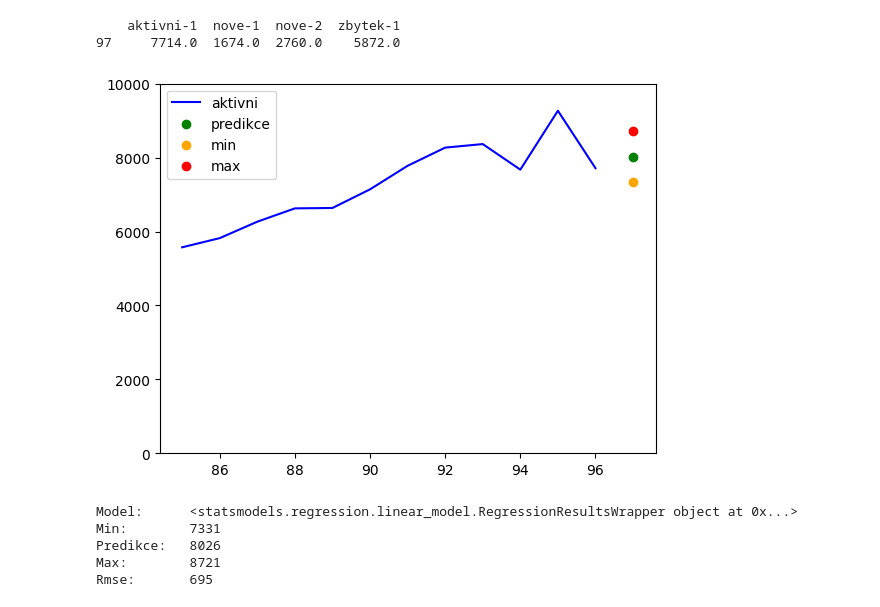
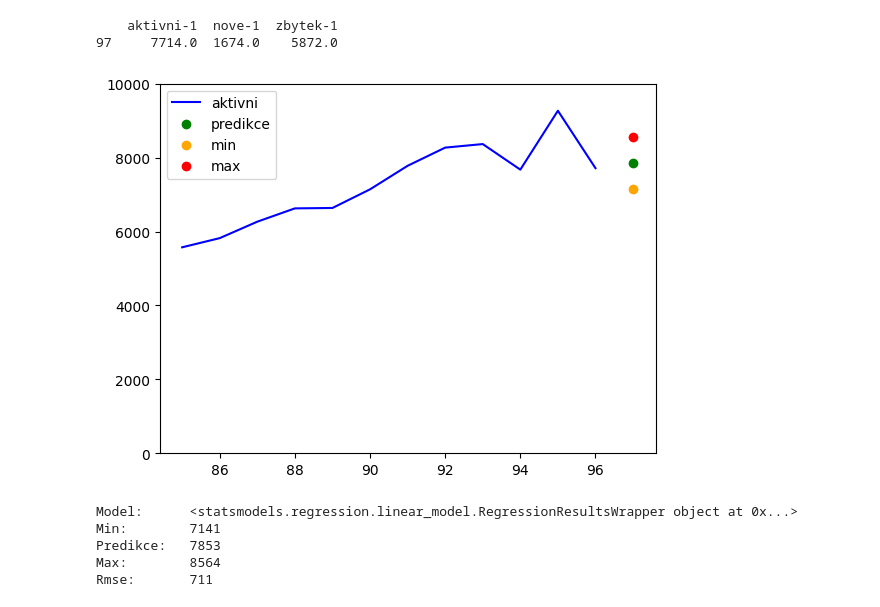
Before and after one commit to HonzaHalik/sws, a Jupyter notebook: code/predictive modeling/funkcni/OLS regression.ipynb, the cells around one changed output. Saved outputs shown, nothing was run; the diff lists cells and outputs as text; code cells hidden in the pictures.

```diff
--- a/code/predictive modeling/funkcni/OLS regression.ipynb
+++ b/code/predictive modeling/funkcni/OLS regression.ipynb
@@ -38,7 +38,7 @@ df_test = df.drop(df.index[:-12])
 df_test_graf = df_test
 
 #* definovat data
-X = df[["aktivni-1", "nove-1", "nove-2","zbytek-1"]]
+X = df[["aktivni-1", "nove-1","zbytek-1"]]
 y = df[['aktivni']]
 
 #* training dataframe bez randomizace
@@ -103,41 +103,41 @@ from matplotlib import pyplot as plt
 df = pd.read_excel(fr"C:\Users\halik\OneDrive\development\github\sws\code\predictive modeling\funkcni\funcni data set - Copy.xlsx")
 df_orig = df.drop(df.index[-12:])
 
 df_new = df.drop(df.index[:-1])
 #df_new = df_new.drop(df_new.index[-11:])
 df_train = df.drop(df.index[-12:])
 
-x_new = df_new[["aktivni-1", "nove-1", "nove-2", "zbytek-1"]]
+x_new = df_new[["aktivni-1", "nove-1", "zbytek-1"]]
 #?? for i in range(1,7):
 i=1
 print(x_new)
 #>> predikce
 predictions = []
 y_pred = model.predict(x_new)
 #>> graf
 #* realita
 plt.plot(df_test.index, df_test['aktivni'],label="aktivni",color="blue")
 
 #* predikce
 plt.scatter(df_new.index, y_pred.values, label='predikce', color="green")
-plt.scatter(df_new.index, y_pred.values-rmse_values[0], label='min', color="orange")
-plt.scatter(df_new.index, y_pred.values+rmse_values[0], label='max', color="red")
+plt.scatter(df_new.index, y_pred.values-rmse, label='min', color="orange")
+plt.scatter(df_new.index, y_pred.values+rmse, label='max', color="red")
 plt.ylim(0,10000)
 plt.legend()
 plt.show()
 print(f"""
 Model:      {model}
 Min:        {int(y_pred-rmse)}
 Predikce:   {int(y_pred)}
 Max:        {int(y_pred+rmse)}
 Rmse:       {int(rmse)}
 """)
 # %% [output]
-    aktivni-1  nove-1  nove-2  zbytek-1
-97     7714.0  1674.0  2760.0    5872.0
+    aktivni-1  nove-1  zbytek-1
+97     7714.0  1674.0    5872.0
-[figure, old version]
+[figure, new version]
 Model:      <statsmodels.regression.linear_model.RegressionResultsWrapper object at 0x...>
-Min:        7331
-Predikce:   8026
-Max:        8721
-Rmse:       695
+Min:        7141
+Predikce:   7853
+Max:        8564
+Rmse:       711
```
Also changed, not shown: parts of 1 cell of this notebook, 3 other files.
